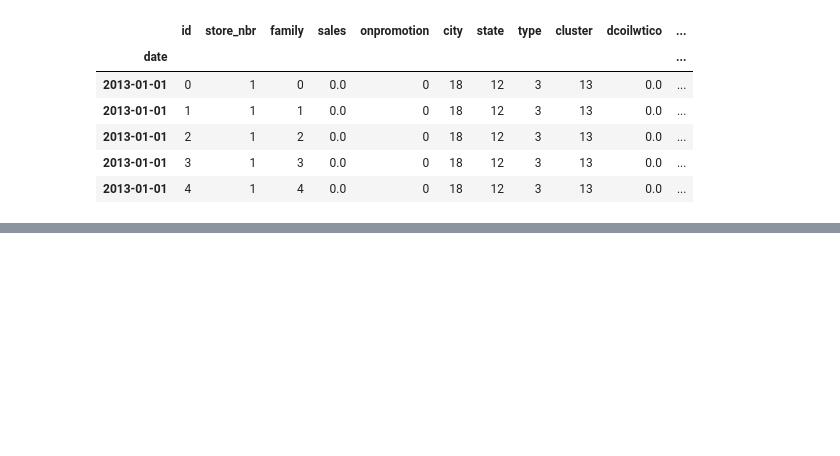
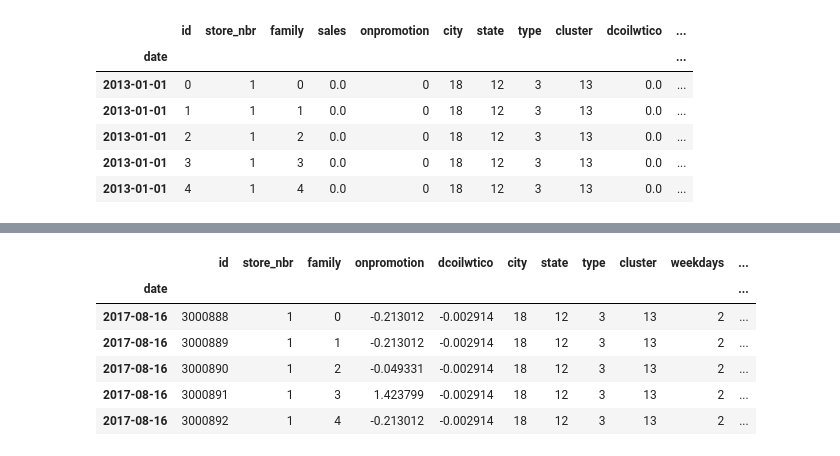
Before and after one commit to Yussufkadir/Store-Sales-Prediction, a Jupyter notebook: sales-forecast.ipynb, the cells around one changed output, grey strips where cells are left out. Cells and saved outputs as stored; diff of their text form; code cells hidden in the pictures; blank space fills up the shorter version.

```diff
--- a/sales-forecast.ipynb
+++ b/sales-forecast.ipynb
@@ -195,0 +171,3 @@ test.head()
+# %%
+df.drop(['is_holiday', 'transactions', 'lag_7', 'window_7_mean'], axis=1, inplace=True)
+df.head()
@@ -195,0 +182,14 @@ test.head()
+# %%
+scaler = StandardScaler()
+df[['onpromotion', 'dcoilwtico']] = scaler.fit_transform(df[['onpromotion', 'dcoilwtico']])
+df.head()
+test[['onpromotion', 'dcoilwtico']] = scaler.transform(test[['onpromotion', 'dcoilwtico']])
+test.head()
+# %% [output]
+|  | id | store_nbr | family | onpromotion | dcoilwtico | city | state | type | cluster | weekdays | ... |
+| date |  |  |  |  |  |  |  |  |  |  | ... |
+| 2017-08-16 | 3000888 | 1 | 0 | -0.213012 | -0.002914 | 18 | 12 | 3 | 13 | 2 | ... |
+| 2017-08-16 | 3000889 | 1 | 1 | -0.213012 | -0.002914 | 18 | 12 | 3 | 13 | 2 | ... |
+| 2017-08-16 | 3000890 | 1 | 2 | -0.049331 | -0.002914 | 18 | 12 | 3 | 13 | 2 | ... |
+| 2017-08-16 | 3000891 | 1 | 3 | 1.423799 | -0.002914 | 18 | 12 | 3 | 13 | 2 | ... |
+| 2017-08-16 | 3000892 | 1 | 4 | -0.213012 | -0.002914 | 18 | 12 | 3 | 13 | 2 | ... |
```
Also changed, not shown: parts of 18 cells of this notebook.
